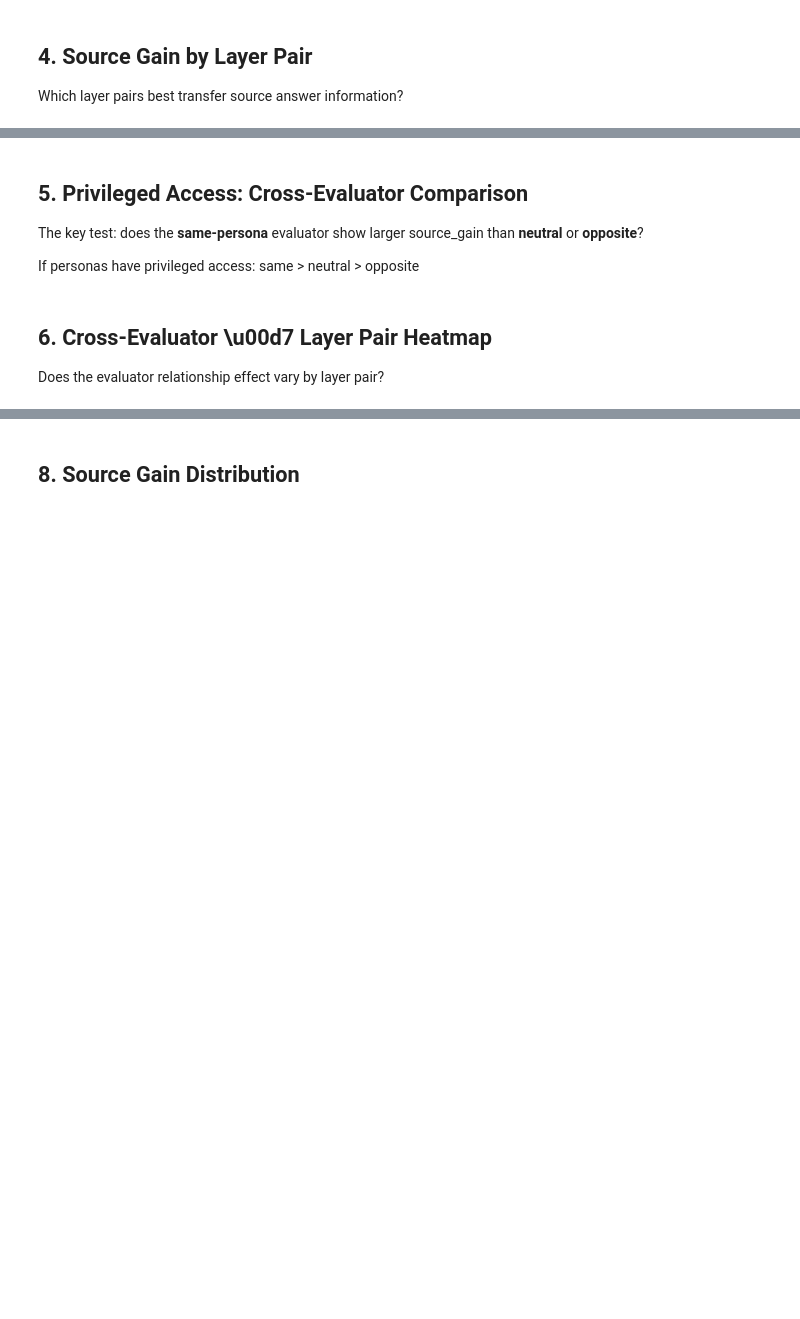
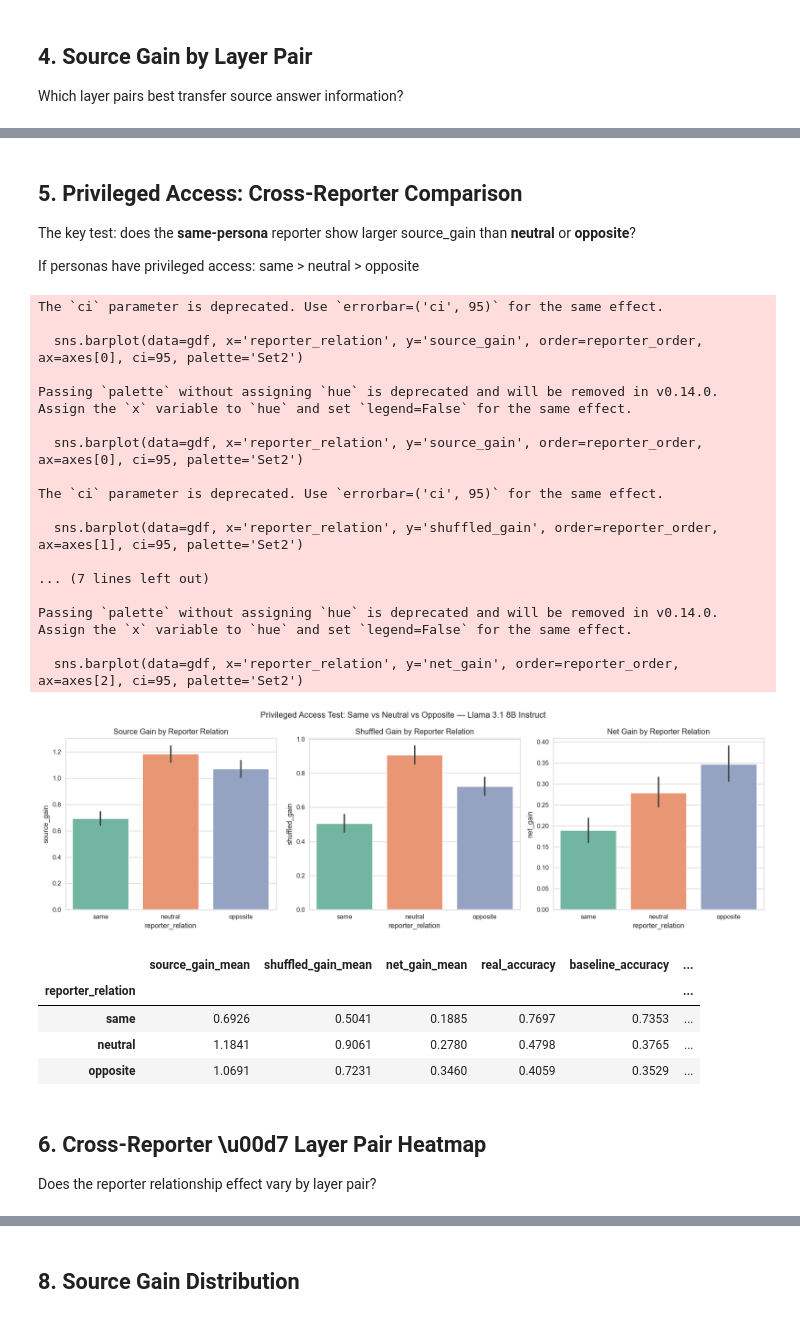
Before and after one commit to tristan-day-research/cross-persona-introspection, a Jupyter notebook: analysis/analyze_patchscope.ipynb, the cells around one changed output, grey strips where cells are left out. Cells and saved outputs as stored; diff of their text form; code cells hidden in the pictures; blank space fills up the shorter version.

```diff
--- a/analysis/analyze_patchscope.ipynb
+++ b/analysis/analyze_patchscope.ipynb
@@ -60,3 +89,12 @@ if not _p.exists():
             RESULTS_PATH = str(candidate)
             break
 assert Path(RESULTS_PATH).exists(), f'Not found: {RESULTS_PATH}'
+
+PERSONA_LABELS = {
+    'persona_conservative': 'Conservative',
+    'persona_progressive': 'Progressive',
+    'neutral_reporter': 'Neutral',
+}
+
+
+REPORTER_ORDER = ['same', 'neutral', 'opposite']
@@ -207,40 +330,64 @@ display(lp_stats)
 # %% [markdown]
-## 5. Privileged Access: Cross-Evaluator Comparison
+## 5. Privileged Access: Cross-Reporter Comparison
 
-The key test: does the **same-persona** evaluator show larger source_gain than **neutral** or **opposite**?
+The key test: does the **same-persona** reporter show larger source_gain than **neutral** or **opposite**?
 
 If personas have privileged access: same > neutral > opposite
 # %%
 fig, axes = plt.subplots(1, 3, figsize=(16, 5))
-eval_order = ['same', 'neutral', 'opposite']
+reporter_order = REPORTER_ORDER  # defined in setup
 
-sns.barplot(data=gdf, x='eval_relation', y='source_gain', order=eval_order, ax=axes[0], ci=95, palette='Set2')
-axes[0].set_title('Source Gain by Evaluator Relation')
+sns.barplot(data=gdf, x='reporter_relation', y='source_gain', order=reporter_order, ax=axes[0], ci=95, palette='Set2')
+axes[0].set_title('Source Gain by Reporter Relation')
 axes[0].axhline(0, color='black', linewidth=0.5)
 
-sns.barplot(data=gdf, x='eval_relation', y='shuffled_gain', order=eval_order, ax=axes[1], ci=95, palette='Set2')
-axes[1].set_title('Shuffled Gain by Evaluator Relation')
+sns.barplot(data=gdf, x='reporter_relation', y='shuffled_gain', order=reporter_order, ax=axes[1], ci=95, palette='Set2')
+axes[1].set_title('Shuffled Gain by Reporter Relation')
 axes[1].axhline(0, color='black', linewidth=0.5)
 
-sns.barplot(data=gdf, x='eval_relation', y='net_gain', order=eval_order, ax=axes[2], ci=95, palette='Set2')
-axes[2].set_title('Net Gain by Evaluator Relation')
+sns.barplot(data=gdf, x='reporter_relation', y='net_gain', order=reporter_order, ax=axes[2], ci=95, palette='Set2')
+axes[2].set_title('Net Gain by Reporter Relation')
 axes[2].axhline(0, color='black', linewidth=0.5)
 
 fig.suptitle(f'Privileged Access Test: Same vs Neutral vs Opposite \u2014 {MODEL}', fontsize=13)
 plt.tight_layout()
 plt.show()
 
-eval_stats = gdf.groupby('eval_relation').agg(
+reporter_stats = gdf.groupby('reporter_relation').agg(
     source_gain_mean=('source_gain', 'mean'),
     shuffled_gain_mean=('shuffled_gain', 'mean'),
     net_gain_mean=('net_gain', 'mean'),
     real_accuracy=('real_correct', 'mean'),
     baseline_accuracy=('baseline_correct', 'mean'),
     n=('source_gain', 'count'),
-).round(4).loc[eval_order]
-display(eval_stats)
+).round(4).loc[reporter_order]
+display(reporter_stats)
+# %% [output]
+The `ci` parameter is deprecated. Use `errorbar=('ci', 95)` for the same effect.
+
+  sns.barplot(data=gdf, x='reporter_relation', y='source_gain', order=reporter_order, ax=axes[0], ci=95, palette='Set2')
+
+Passing `palette` without assigning `hue` is deprecated and will be removed in v0.14.0. Assign the `x` variable to `hue` and set `legend=False` for the same effect.
+
+  sns.barplot(data=gdf, x='reporter_relation', y='source_gain', order=reporter_order, ax=axes[0], ci=95, palette='Set2')
+
+The `ci` parameter is deprecated. Use `errorbar=('ci', 95)` for the same effect.
+
+  sns.barplot(data=gdf, x='reporter_relation', y='shuffled_gain', order=reporter_order, ax=axes[1], ci=95, palette='Set2')
+
+... (7 lines left out)
+
+Passing `palette` without assigning `hue` is deprecated and will be removed in v0.14.0. Assign the `x` variable to `hue` and set `legend=False` for the same effect.
+
+  sns.barplot(data=gdf, x='reporter_relation', y='net_gain', order=reporter_order, ax=axes[2], ci=95, palette='Set2')
+[figure, added]
+|  | source_gain_mean | shuffled_gain_mean | net_gain_mean | real_accuracy | baseline_accuracy | ... |
+| reporter_relation |  |  |  |  |  | ... |
+| same | 0.6926 | 0.5041 | 0.1885 | 0.7697 | 0.7353 | ... |
+| neutral | 1.1841 | 0.9061 | 0.2780 | 0.4798 | 0.3765 | ... |
+| opposite | 1.0691 | 0.7231 | 0.3460 | 0.4059 | 0.3529 | ... |
 # %% [markdown]
-## 6. Cross-Evaluator \u00d7 Layer Pair Heatmap
+## 6. Cross-Reporter \u00d7 Layer Pair Heatmap
 
-Does the evaluator relationship effect vary by layer pair?
+Does the reporter relationship effect vary by layer pair?
 # %%
```
Also changed, not shown: parts of 27 cells of this notebook, 3 other files.
